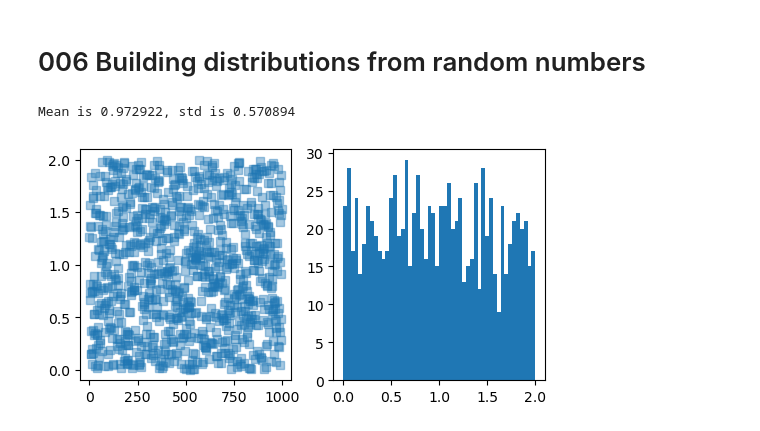
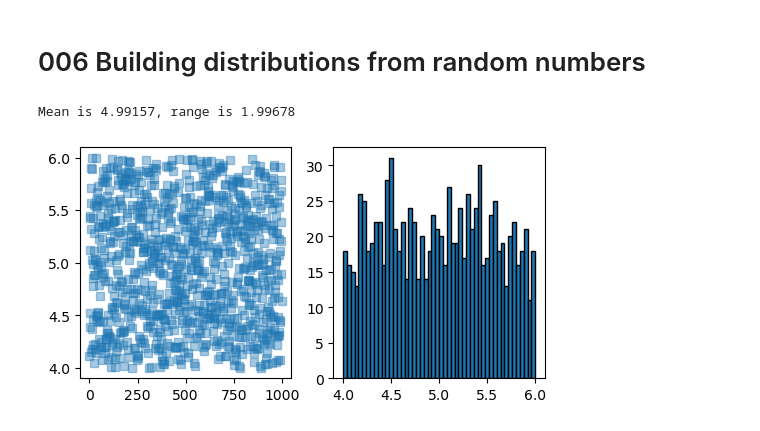
Before and after one commit to Afiq139/Python-Project, a Jupyter notebook: Python_Mathematics/Master_Math_By_Coding_In_Python/13_Probabilities_&_Histograms/006_Building_distributions_random_numbers.ipynb, the cells around one changed output. Drawn from its saved outputs; the diff is of its cells as text; code cells hidden in the pictures.

```diff
--- a/Python_Mathematics/Master_Math_By_Coding_In_Python/13_Probabilities_&_Histograms/006_Building_distributions_random_numbers.ipynb
+++ b/Python_Mathematics/Master_Math_By_Coding_In_Python/13_Probabilities_&_Histograms/006_Building_distributions_random_numbers.ipynb
@@ -6,17 +6,17 @@ import matplotlib.pyplot as plt
 # %%
 shift = 5
 stretch = 2
 n = 1000
 
 #pnts = np.random.randn(n)*stretch + shift
-pnts = np.random.rand(n)*stretch
-print('Mean is %g, std is %g' %(np.mean(pnts), np.std(pnts)))
+pnts = np.random.rand(n)*stretch + shift - .5*stretch
+print('Mean is %g, range is %g' %(np.mean(pnts), np.max(pnts)-np.min(pnts)))
 
 fig, ax = plt.subplots(1,2,figsize=(6,3))
 
 ax[0].plot(pnts,'s', alpha=.4)
-ax[1].hist(pnts,50)
+ax[1].hist(pnts,50, edgecolor='k')
 plt.show()
 # %% [output]
-Mean is 0.972922, std is 0.570894
+Mean is 4.99157, range is 1.99678
-[figure, old version]
+[figure, new version]
```
